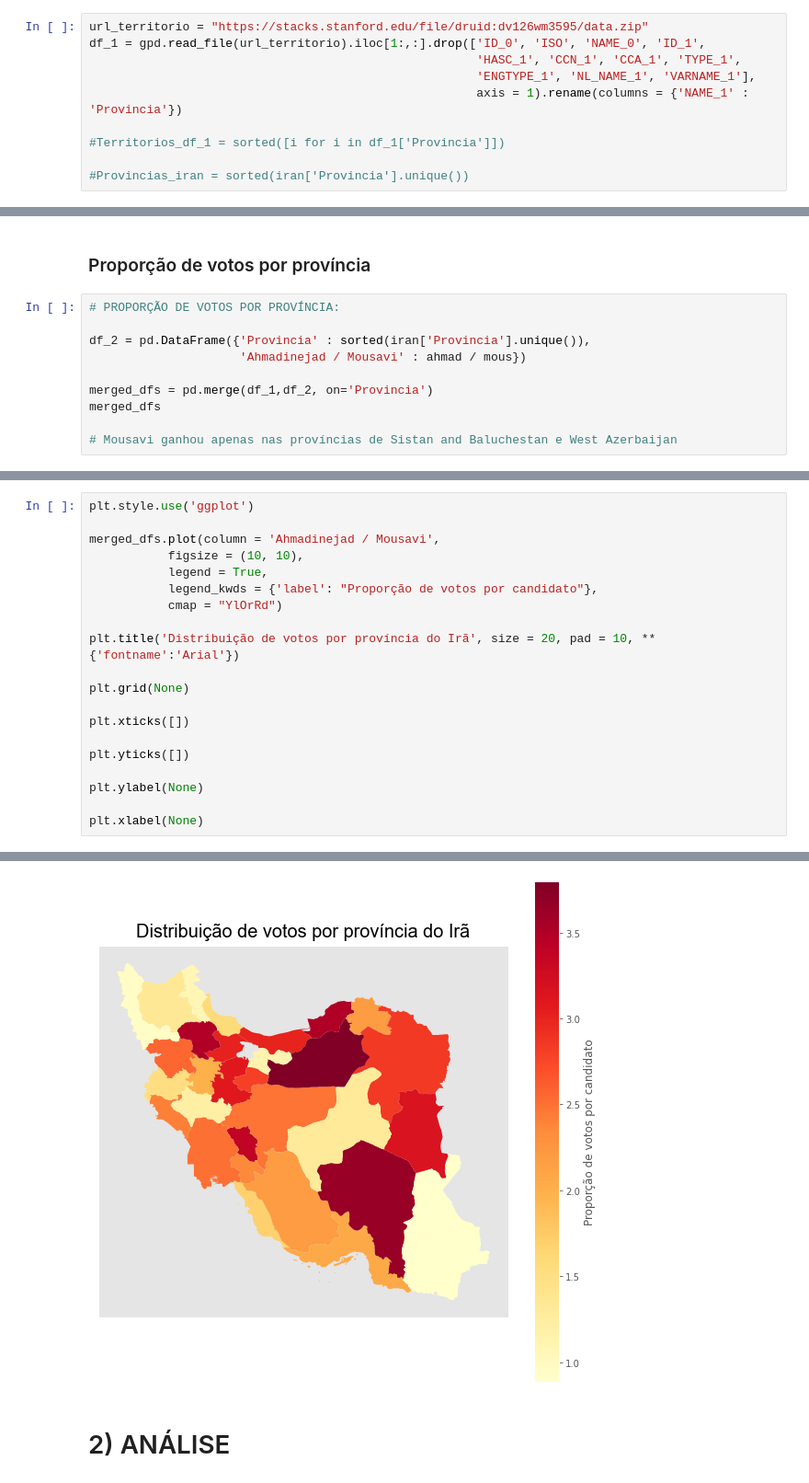
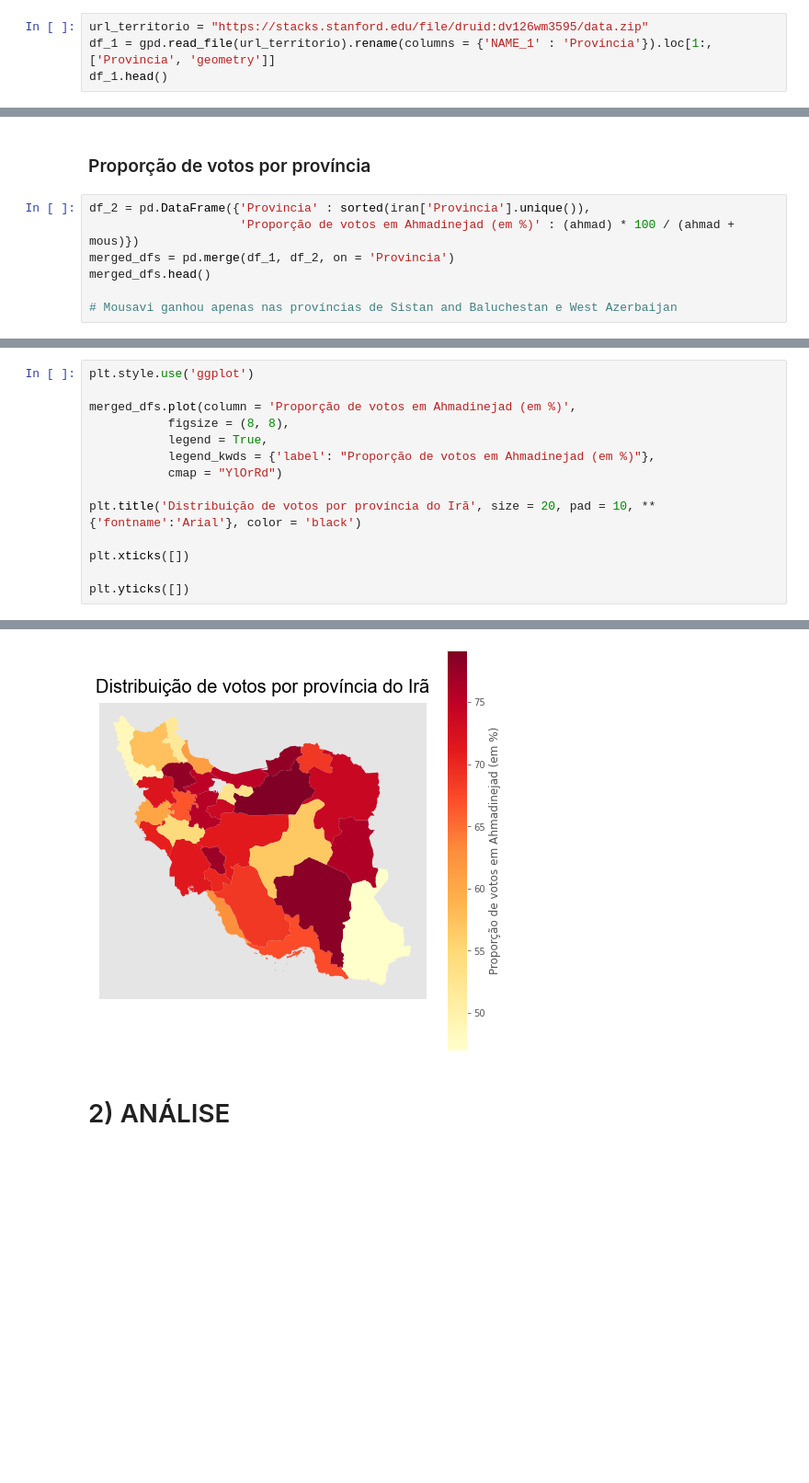
Before and after one commit to henrique-cervantes/Berford-Iran, a Jupyter notebook: Benford's_law_Iran.ipynb, the cells around one changed output, grey strips where cells are left out. Shown: that part at 92% size. Drawn from its saved outputs; the diff is of its cells as text; blank space fills up the shorter version.

```diff
--- a/Benford's_law_Iran.ipynb
+++ b/Benford's_law_Iran.ipynb
@@ -206,11 +203,5 @@ import geopandas as gpd
 ## Extração e limpeza dos dados:
 # %%
 url_territorio = "https://stacks.stanford.edu/file/druid:dv126wm3595/data.zip"
-df_1 = gpd.read_file(url_territorio).iloc[1:,:].drop(['ID_0', 'ISO', 'NAME_0', 'ID_1',
-                                                      'HASC_1', 'CCN_1', 'CCA_1', 'TYPE_1',
-                                                      'ENGTYPE_1', 'NL_NAME_1', 'VARNAME_1'],
-                                                      axis = 1).rename(columns = {'NAME_1' : 'Provincia'})
-
-#Territorios_df_1 = sorted([i for i in df_1['Provincia']])
-
-#Provincias_iran = sorted(iran['Provincia'].unique())
+df_1 = gpd.read_file(url_territorio).rename(columns = {'NAME_1' : 'Provincia'}).loc[1:,['Provincia', 'geometry']]
+df_1.head()
@@ -217,13 +215,10 @@ df_1 = gpd.read_file(url_territorio).iloc[1:,:].drop(['ID_0', 'ISO', 'NAME_0', '
 # %% [markdown]
 ### Proporção de votos por província
 # %%
-# PROPORÇÃO DE VOTOS POR PROVÍNCIA:
-
 df_2 = pd.DataFrame({'Provincia' : sorted(iran['Provincia'].unique()),
-                     'Ahmadinejad / Mousavi' : ahmad / mous})
-
-merged_dfs = pd.merge(df_1,df_2, on='Provincia')
-merged_dfs
+                     'Proporção de votos em Ahmadinejad (em %)' : (ahmad) * 100 / (ahmad + mous)})
+merged_dfs = pd.merge(df_1, df_2, on = 'Provincia')
+merged_dfs.head()
 
 # Mousavi ganhou apenas nas províncias de Sistan and Baluchestan e West Azerbaijan
 # %% [output]
@@ -247,21 +231,15 @@ merged_dfs
 # %%
 plt.style.use('ggplot')
 
-merged_dfs.plot(column = 'Ahmadinejad / Mousavi',
-           figsize = (10, 10),
+merged_dfs.plot(column = 'Proporção de votos em Ahmadinejad (em %)',
+           figsize = (8, 8),
            legend = True,
-           legend_kwds = {'label': "Proporção de votos por candidato"},
+           legend_kwds = {'label': "Proporção de votos em Ahmadinejad (em %)"},
            cmap = "YlOrRd")
 
-plt.title('Distribuição de votos por província do Irã', size = 20, pad = 10, **{'fontname':'Arial'})
-
-plt.grid(None)
+plt.title('Distribuição de votos por província do Irã', size = 20, pad = 10, **{'fontname':'Arial'}, color = 'black')
 
 plt.xticks([])
 
 plt.yticks([])
-
-plt.ylabel(None)
-
-plt.xlabel(None)
 # %% [output]
@@ -269,4 +247,4 @@ Text(0.5, 138.84889249866632, '')
-[figure, old version]
+[figure, new version]
 # %% [markdown]
 # 2) ANÁLISE
 # %% [markdown]
```
Also changed, not shown: parts of 11 cells of this notebook.
